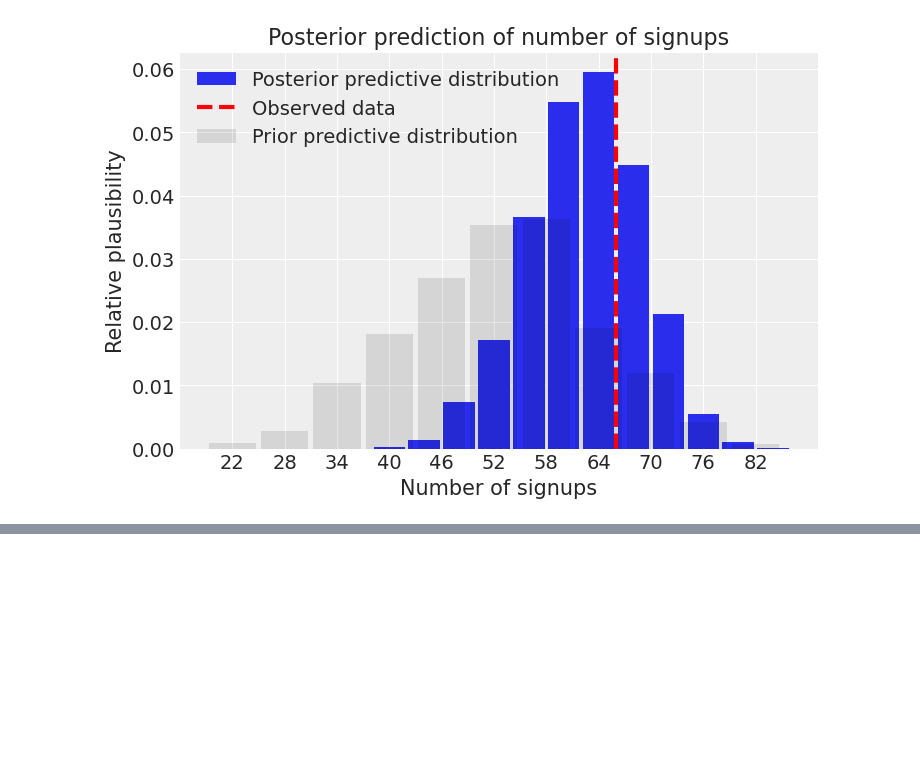
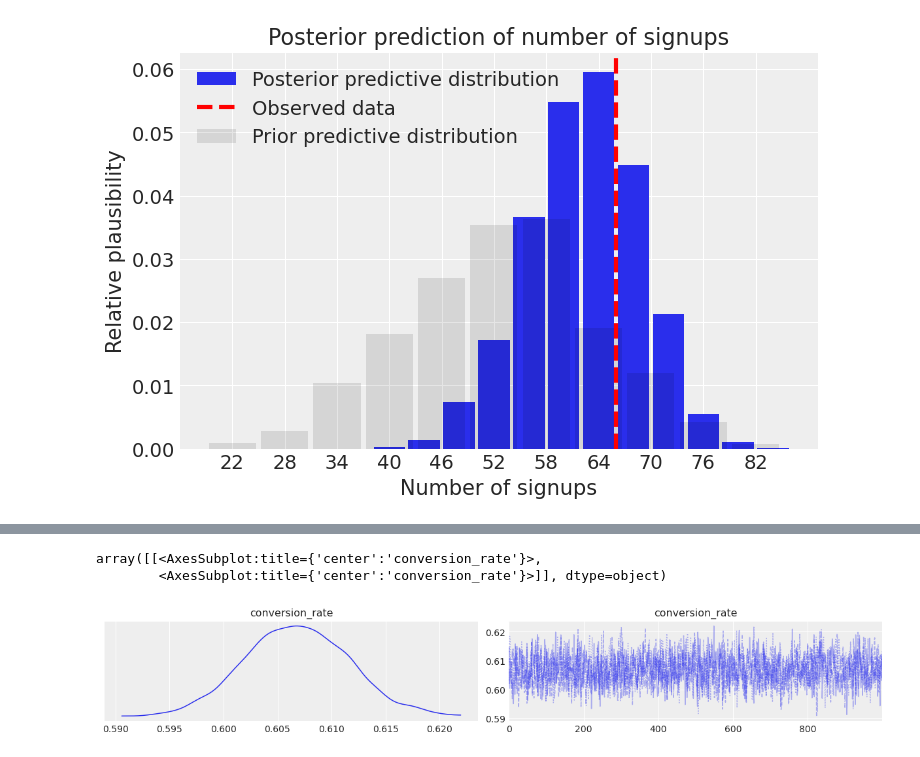
Before and after one commit to RHilly86/intuitive-bayes, a Jupyter notebook: bayes_rule/bayes_rule_exercises.ipynb, the cells around one changed output, grey strips where cells are left out. Drawn from its saved outputs; the diff is of its cells as text; code cells hidden in the pictures; blank space fills up the shorter version.

```diff
--- a/bayes_rule/bayes_rule_exercises.ipynb
+++ b/bayes_rule/bayes_rule_exercises.ipynb
@@ -151,0 +155,3 @@ ax.legend()
+# %%
+website_b = pl.read_csv("data/website_b.csv")
+website_b
@@ -151,0 +178,10 @@ ax.legend()
+# %%
+with pm.Model() as website_b_model:
+    conversion_rate = pm.Beta("conversion_rate", alpha=15, beta=12)
+
+    n_signups = pm.Binomial(
+        name="n_signups",
+        n=len(website_b["website_b"]),
+        p=conversion_rate,
+        observed=website_b["website_b"].sum()
+    )
@@ -151,0 +192,5 @@ ax.legend()
+# %%
+with website_b_model:
+    website_b_idata = pm.sample(draws=1000, tune=1000)
+    website_b_idata.extend(pm.sample_prior_predictive(samples=1000))
+    website_b_idata.extend(pm.sample_posterior_predictive(website_b_idata))
@@ -151,0 +205,6 @@ ax.legend()
+# %%
+az.plot_trace(website_b_idata, var_names=["conversion_rate"], combined=True)
+# %% [output]
+array([[<AxesSubplot:title={'center':'conversion_rate'}>,
+        <AxesSubplot:title={'center':'conversion_rate'}>]], dtype=object)
+[figure, added]
```
Also changed, not shown: parts of 27 cells of this notebook.
